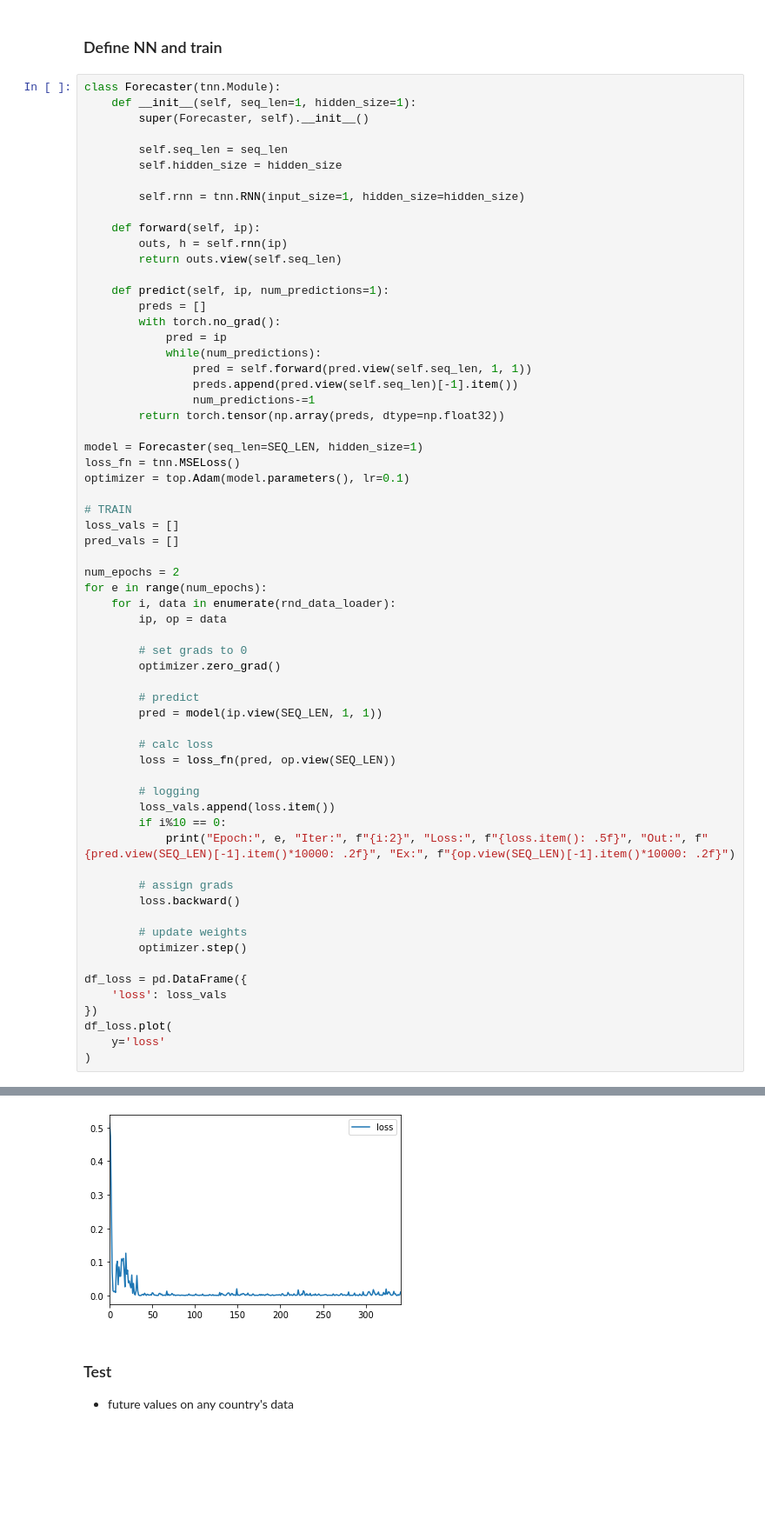
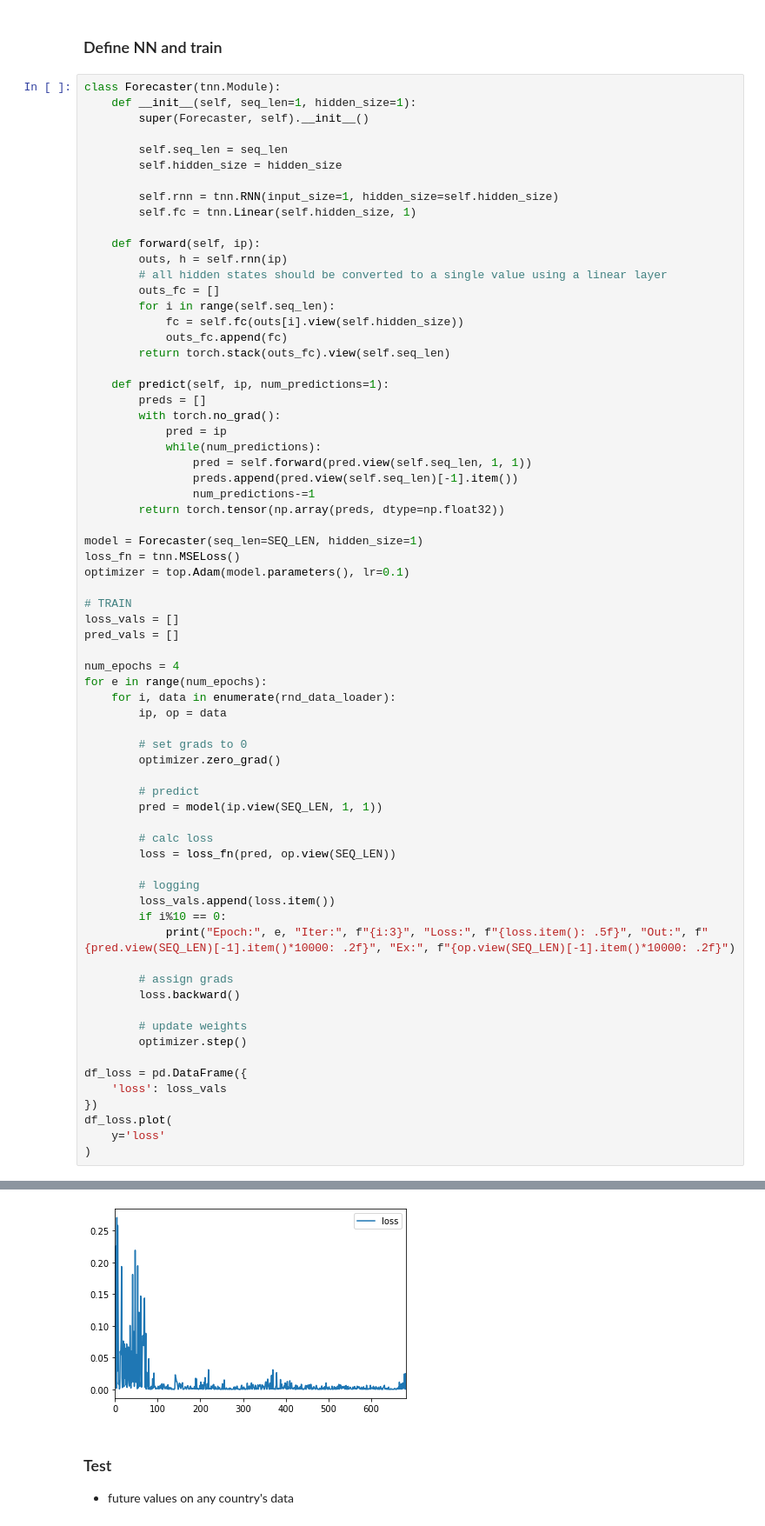
Before and after one commit to VICS-CORE/stats, a Jupyter notebook: 10_RNN.ipynb, the cells around one changed output, grey strips where cells are left out. Shown at 87% size. Cells and saved outputs as stored; diff of their text form; blank space fills up the shorter version.

Commit message:
Added linear combination layer on top of two hidden states.

```diff
--- a/10_RNN.ipynb
+++ b/10_RNN.ipynb
@@ -112,11 +112,17 @@ class Forecaster(tnn.Module):
         self.seq_len = seq_len
         self.hidden_size = hidden_size
 
-        self.rnn = tnn.RNN(input_size=1, hidden_size=hidden_size)
+        self.rnn = tnn.RNN(input_size=1, hidden_size=self.hidden_size)
+        self.fc = tnn.Linear(self.hidden_size, 1)
 
     def forward(self, ip):
         outs, h = self.rnn(ip)
-        return outs.view(self.seq_len)
+        # all hidden states should be converted to a single value using a linear layer
+        outs_fc = []
+        for i in range(self.seq_len):
+            fc = self.fc(outs[i].view(self.hidden_size))
+            outs_fc.append(fc)
+        return torch.stack(outs_fc).view(self.seq_len)
 
     def predict(self, ip, num_predictions=1):
         preds = []
@@ -136,7 +142,7 @@ optimizer = top.Adam(model.parameters(), lr=0.1)
 loss_vals = []
 pred_vals = []
 
-num_epochs = 2
+num_epochs = 4
 for e in range(num_epochs):
     for i, data in enumerate(rnd_data_loader):
         ip, op = data
@@ -153,7 +159,7 @@ for e in range(num_epochs):
         # logging
         loss_vals.append(loss.item())
         if i%10 == 0:
-            print("Epoch:", e, "Iter:", f"{i:2}", "Loss:", f"{loss.item(): .5f}", "Out:", f"{pred.view(SEQ_LEN)[-1].item()*10000: .2f}", "Ex:", f"{op.view(SEQ_LEN)[-1].item()*10000: .2f}")
+            print("Epoch:", e, "Iter:", f"{i:3}", "Loss:", f"{loss.item(): .5f}", "Out:", f"{pred.view(SEQ_LEN)[-1].item()*10000: .2f}", "Ex:", f"{op.view(SEQ_LEN)[-1].item()*10000: .2f}")
 
         # assign grads
         loss.backward()
@@ -188,5 +194,5 @@ Epoch: 1 Iter: 170 Loss:  0.01041 Out:  4333.94 Ex:  3360.50
 <matplotlib.axes._subplots.AxesSubplot at 0x...>
-[figure, old version]
+[figure, new version]
 # %% [markdown]
 ### Test
 - future values on any country's data
```
Also changed, not shown: parts of 4 cells of this notebook.
